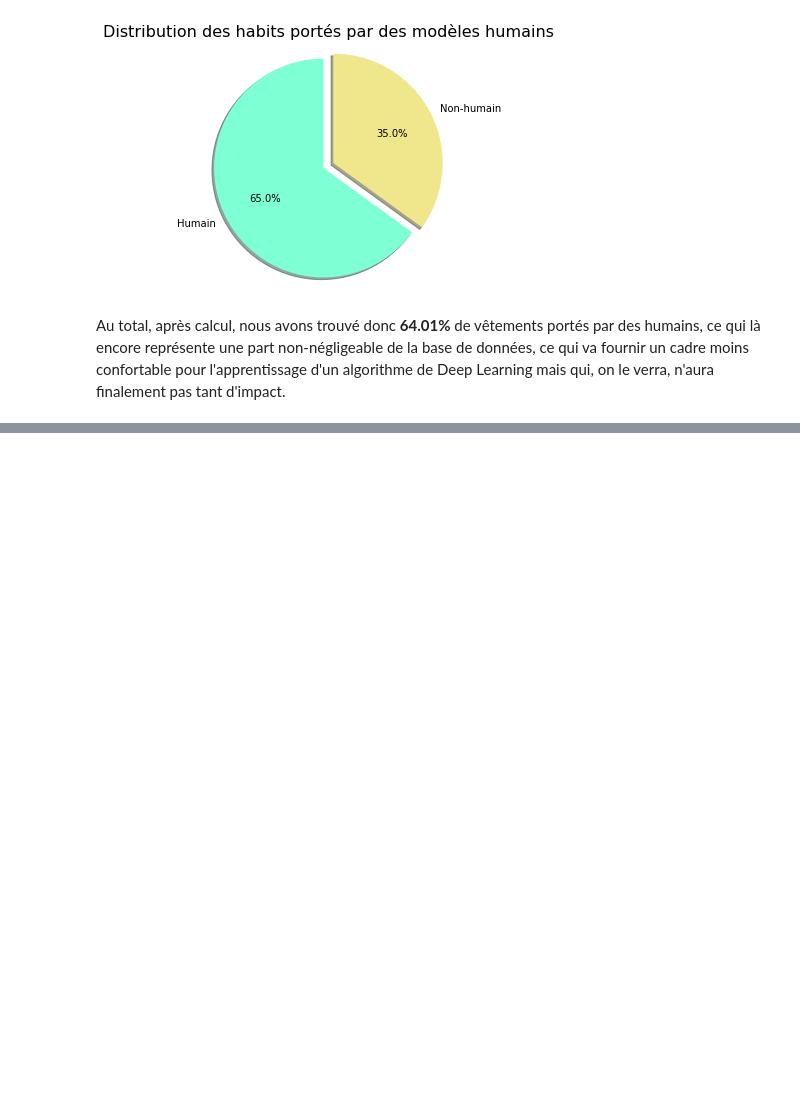
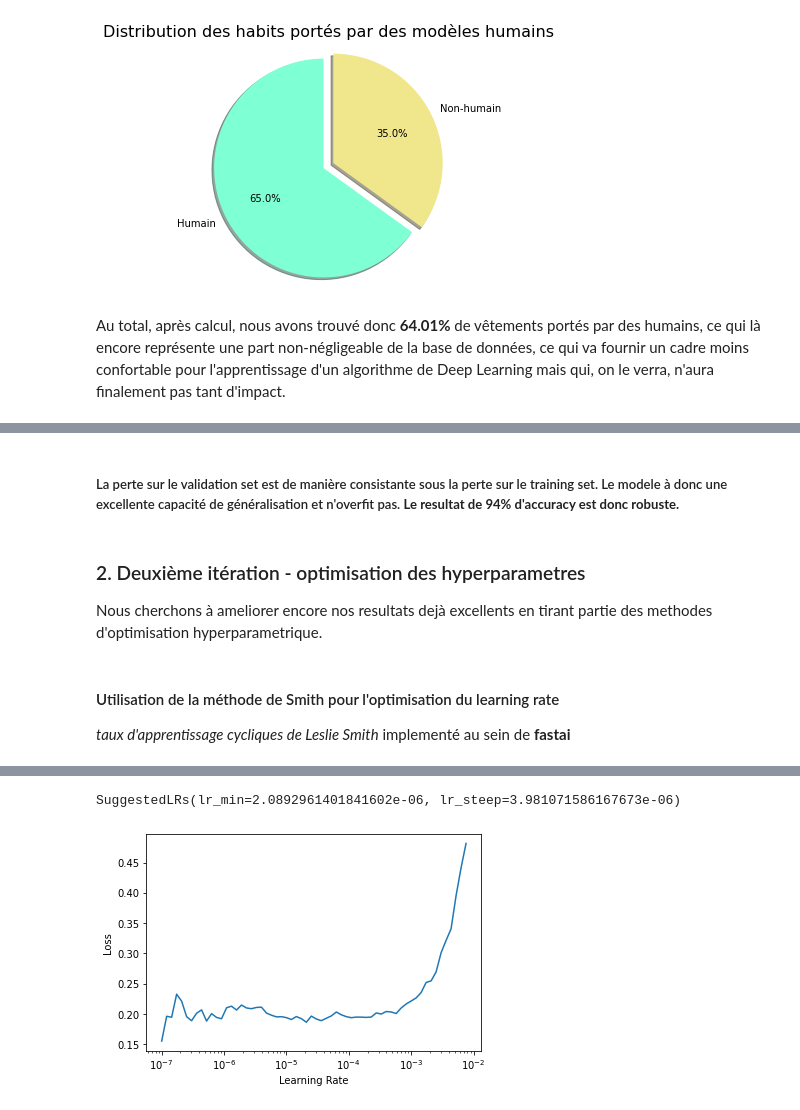
Before and after one commit to ENSAE-Projet-Info/main, a Jupyter notebook: Report_Notebook.ipynb, the cells around one changed output, grey strips where cells are left out. Saved outputs shown, nothing was run; the diff lists cells and outputs as text; code cells hidden in the pictures; blank space fills up the shorter version.

```diff
--- a/notebook.ipynb
+++ b/Report_Notebook.ipynb
@@ -675,0 +855,15 @@ Au total, après calcul, nous avons trouvé donc **64.01%** de vêtements porté
+# %% [markdown]
+##### La perte sur le validation set est de manière consistante sous la perte sur le training set. Le modele à donc une excellente capacité de généralisation et n'overfit pas. **Le resultat de 94% d'accuracy est donc robuste.**
+# %% [markdown]
+### 2. Deuxième itération - optimisation des hyperparametres
+
+
+
+Nous cherchons à ameliorer encore nos resultats dejà excellents en tirant partie des methodes d'optimisation hyperparametrique.
+# %% [markdown]
+#### Utilisation de la méthode de Smith  pour l'optimisation du learning rate
+
+*taux d'apprentissage cycliques de Leslie Smith* implementé au sein de **fastai**
+# %%
+learn.lr_find()
+# %% [output]
@@ -675,0 +871,2 @@ Au total, après calcul, nous avons trouvé donc **64.01%** de vêtements porté
+SuggestedLRs(lr_min=2.0892961401841602e-06, lr_steep=3.981071586167673e-06)
+[figure, added]
```
Also changed, not shown: parts of 61 cells of this notebook, 1 other file.
